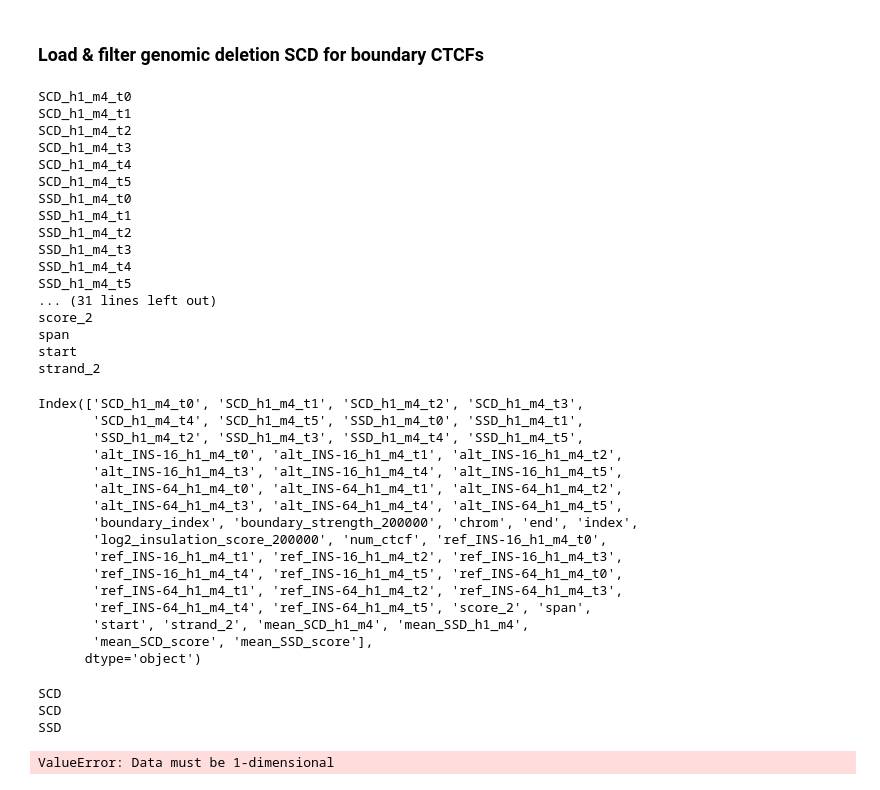
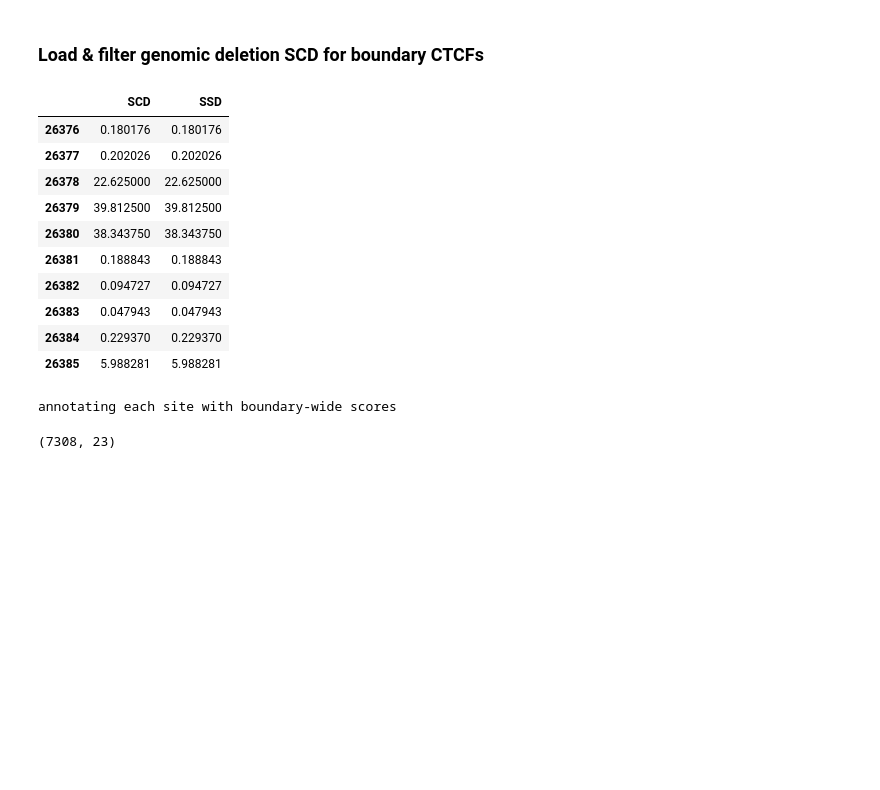
Before and after one commit to Fudenberg-Research-Group/akita_utils, a Jupyter notebook: bin/disrupt_genomic_boundary_ctcfs/analysis/2022-09-11-investigate-shape.ipynb, the cells around one changed output. Drawn from its saved outputs; the diff is of its cells as text; code cells hidden in the pictures; blank space fills up the shorter version.

Commit message:
refactored disruption code snippets which required previous structure of SCD to adapt to new way the SCD is saved

```diff
--- a/bin/disrupt_genomic_boundary_ctcfs/analysis/2022-09-11-investigate-shape.ipynb
+++ b/bin/disrupt_genomic_boundary_ctcfs/analysis/2022-09-11-investigate-shape.ipynb
@@ -95,59 +69,33 @@ def calculate_mean_stats_across_models(merged_df, stats):
 # %%
 h5_dirs = ("/scratch1/kamulege/disruption_genomic_scds_v2/*/scd.h5")
+# h5_dirs = ("/scratch1/kamulege/disruption_genomic_scds/*/scd.h5")
 df_dict = h5_to_dfs_dict(h5_dirs, stats=["SCD", "SSD"], models=[4])
 
-df_dict = calculate_mean_stats_across_targets(df_dict, stats=["SCD", "SSD"])
+merged_df = calculate_mean_stats_across_models(df_dict, stats=["SCD", "SSD"])
 
-merged_df = merge_all_model_dfs_in_models_dict(df_dict, "span")
-
-merged_df = calculate_mean_stats_across_models(merged_df, stats=["SCD", "SSD"])
-
-merged_df.columns
+merged_df[-10:]
 # %% [output]
-SCD_h1_m4_t0
-SCD_h1_m4_t1
-SCD_h1_m4_t2
-SCD_h1_m4_t3
-SCD_h1_m4_t4
-SCD_h1_m4_t5
-SSD_h1_m4_t0
-SSD_h1_m4_t1
-SSD_h1_m4_t2
-SSD_h1_m4_t3
-SSD_h1_m4_t4
-SSD_h1_m4_t5
-... (31 lines left out)
-score_2
-span
-start
-strand_2
-Index(['SCD_h1_m4_t0', 'SCD_h1_m4_t1', 'SCD_h1_m4_t2', 'SCD_h1_m4_t3',
-       'SCD_h1_m4_t4', 'SCD_h1_m4_t5', 'SSD_h1_m4_t0', 'SSD_h1_m4_t1',
-       'SSD_h1_m4_t2', 'SSD_h1_m4_t3', 'SSD_h1_m4_t4', 'SSD_h1_m4_t5',
-       'alt_INS-16_h1_m4_t0', 'alt_INS-16_h1_m4_t1', 'alt_INS-16_h1_m4_t2',
-       'alt_INS-16_h1_m4_t3', 'alt_INS-16_h1_m4_t4', 'alt_INS-16_h1_m4_t5',
-       'alt_INS-64_h1_m4_t0', 'alt_INS-64_h1_m4_t1', 'alt_INS-64_h1_m4_t2',
-       'alt_INS-64_h1_m4_t3', 'alt_INS-64_h1_m4_t4', 'alt_INS-64_h1_m4_t5',
-       'boundary_index', 'boundary_strength_200000', 'chrom', 'end', 'index',
-       'log2_insulation_score_200000', 'num_ctcf', 'ref_INS-16_h1_m4_t0',
-       'ref_INS-16_h1_m4_t1', 'ref_INS-16_h1_m4_t2', 'ref_INS-16_h1_m4_t3',
-       'ref_INS-16_h1_m4_t4', 'ref_INS-16_h1_m4_t5', 'ref_INS-64_h1_m4_t0',
-       'ref_INS-64_h1_m4_t1', 'ref_INS-64_h1_m4_t2', 'ref_INS-64_h1_m4_t3',
-       'ref_INS-64_h1_m4_t4', 'ref_INS-64_h1_m4_t5', 'score_2', 'span',
-       'start', 'strand_2', 'mean_SCD_h1_m4', 'mean_SSD_h1_m4',
-       'mean_SCD_score', 'mean_SSD_score'],
-      dtype='object')
+|  | SCD | SSD |
+| 26376 | 0.180176 | 0.180176 |
+| 26377 | 0.202026 | 0.202026 |
+| 26378 | 22.625000 | 22.625000 |
+| 26379 | 39.812500 | 39.812500 |
+| 26380 | 38.343750 | 38.343750 |
+| 26381 | 0.188843 | 0.188843 |
+| 26382 | 0.094727 | 0.094727 |
+| 26383 | 0.047943 | 0.047943 |
+| 26384 | 0.229370 | 0.229370 |
+| 26385 | 5.988281 | 5.988281 |
 # %%
 df = filter_boundary_ctcfs_from_h5(
-    h5_dirs="/project/fudenber_735/tensorflow_models/akita/v2/analysis/permute_boundaries_motifs_ctcf_mm10_model*/scd.h5",
-    # h5_dirs="/scratch1/kamulege/disruption_genomic_scds_v2/motif_expt_model4_head1/scd.h5",
+    # h5_dirs="/project/fudenber_735/tensorflow_models/akita/v2/analysis/permute_boundaries_motifs_ctcf_mm10_model*/scd.h5",
+    h5_dirs="/scratch1/kamulege/disruption_genomic_scds_v2/motif_expt_model*_head1/scd.h5",
     score_key="SCD",
     threshold_all_ctcf=5,
 )
 # %% [output]
-SCD
-SCD
-SSD
+annotating each site with boundary-wide scores
-ValueError: Data must be 1-dimensional
 # %%
-df.columns
+df.shape
+# %% [output]
+(7308, 23)
```
Also changed, not shown: parts of 8 cells of this notebook, 3 other files.
